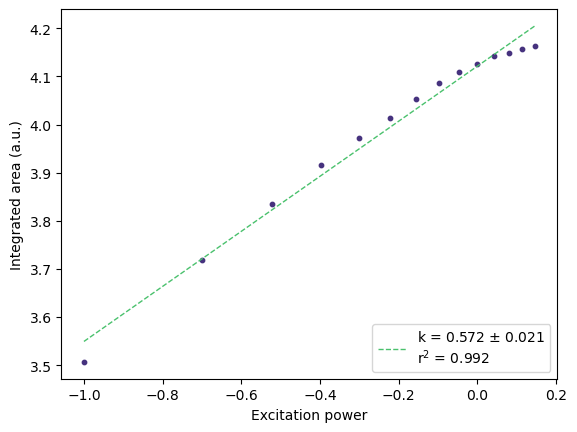
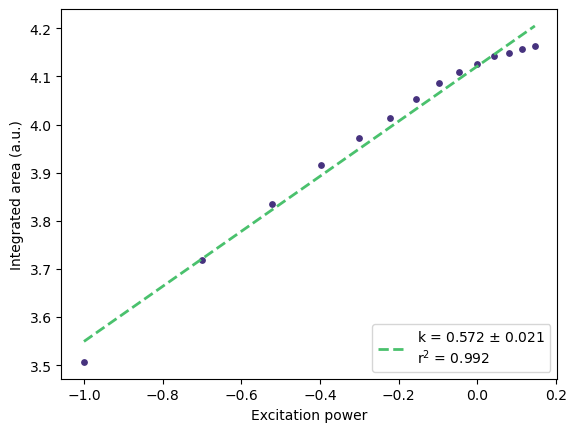
The change to this notebook cell's code, shown as a diff; its figure went from the first image to the second:
--- before
+++ after
@@ -12,10 +12,10 @@
 
 
-plt.scatter(log_x, log_y, marker='o', color=(0.275191, 0.194905, 0.496005), s=10)
+plt.scatter(log_x, log_y, marker='o', color=(0.275191, 0.194905, 0.496005), s=15)
 
 #plt.errorbar(log_x, log_y, yerr=log_y_err, fmt='o', color="olive", ecolor="black", capsize=4, ms=3,label="Data with error")
 
 
-plt.plot(log_x, y_pred, color=(0.288921, 0.758394, 0.428426), lw=1, ls="--", label=f'k = {k} $\pm$ {k_err}\nr$^2$ = 0.992')
+plt.plot(log_x, y_pred, color=(0.288921, 0.758394, 0.428426), lw=2, ls="--", label=f'k = {k} $\pm$ {k_err}\nr$^2$ = 0.992')
 
 plt.legend(loc='lower right')

Commit: M